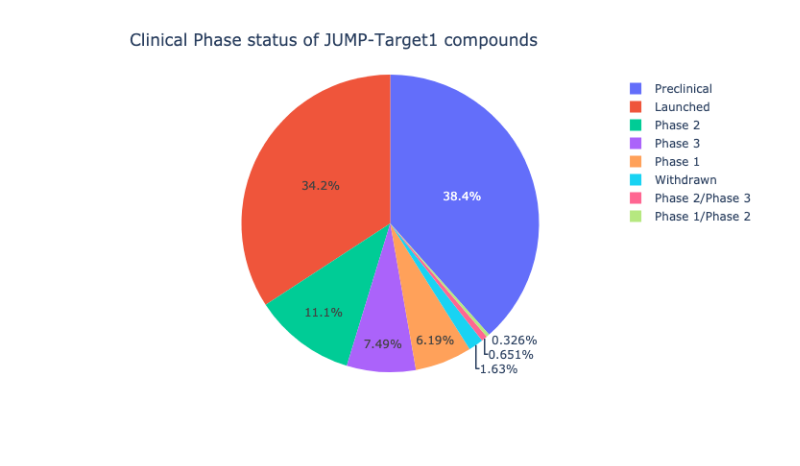
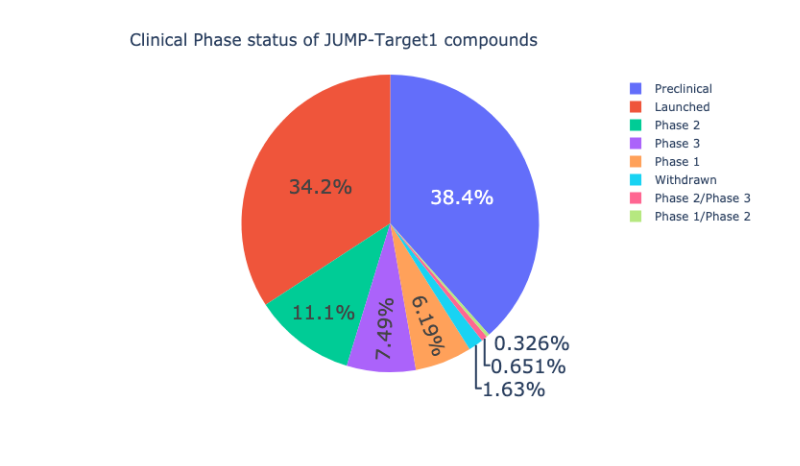
Before and after one commit to jump-cellpainting/2024_Chandrasekaran_NatureMethods, a Jupyter notebook: visualization/1.visualize_clinical_phase.ipynb, the cells around one changed output. Drawn from its saved outputs; the diff is of its cells as text; code cells hidden in the pictures.

Commit message:
update font size

```diff
--- a/visualization/1.visualize_clinical_phase.ipynb
+++ b/visualization/1.visualize_clinical_phase.ipynb
@@ -25,10 +25,11 @@ clinical_phase_df = (
 # %%
 # Plot pie chart
 fig = px.pie(data_frame=clinical_phase_df,
              values='clinical_phase',
              names='index')
 fig.update_layout(title='Clinical Phase status of JUMP-Target1 compounds')
+fig.update_traces(textfont_size=20)
 fig.show("png")
 fig.write_image('figures/clinical_phase.png', width=640, height=480, scale=2)
 # %% [output]
-[figure, old version]
+[figure, new version]
```
Also changed, not shown: 1 other file.
